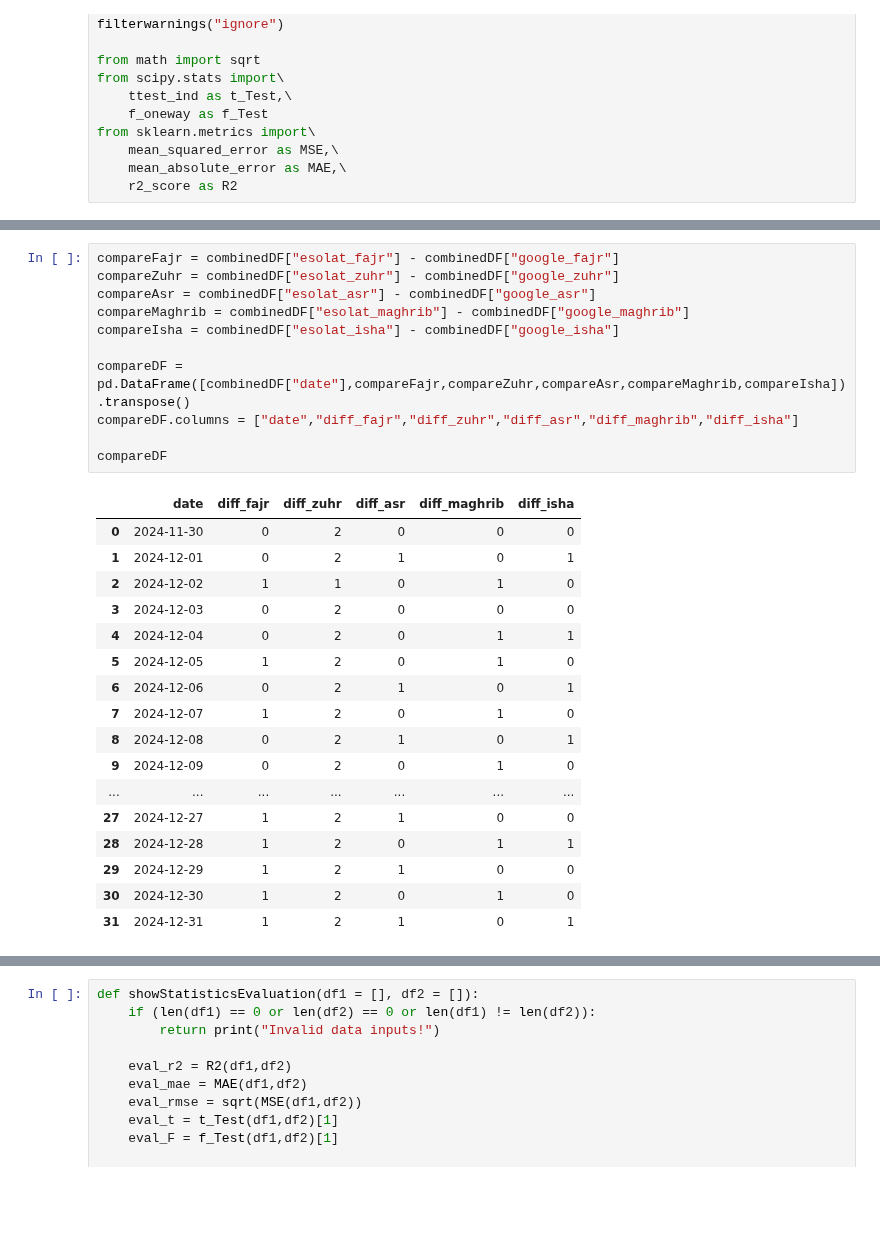
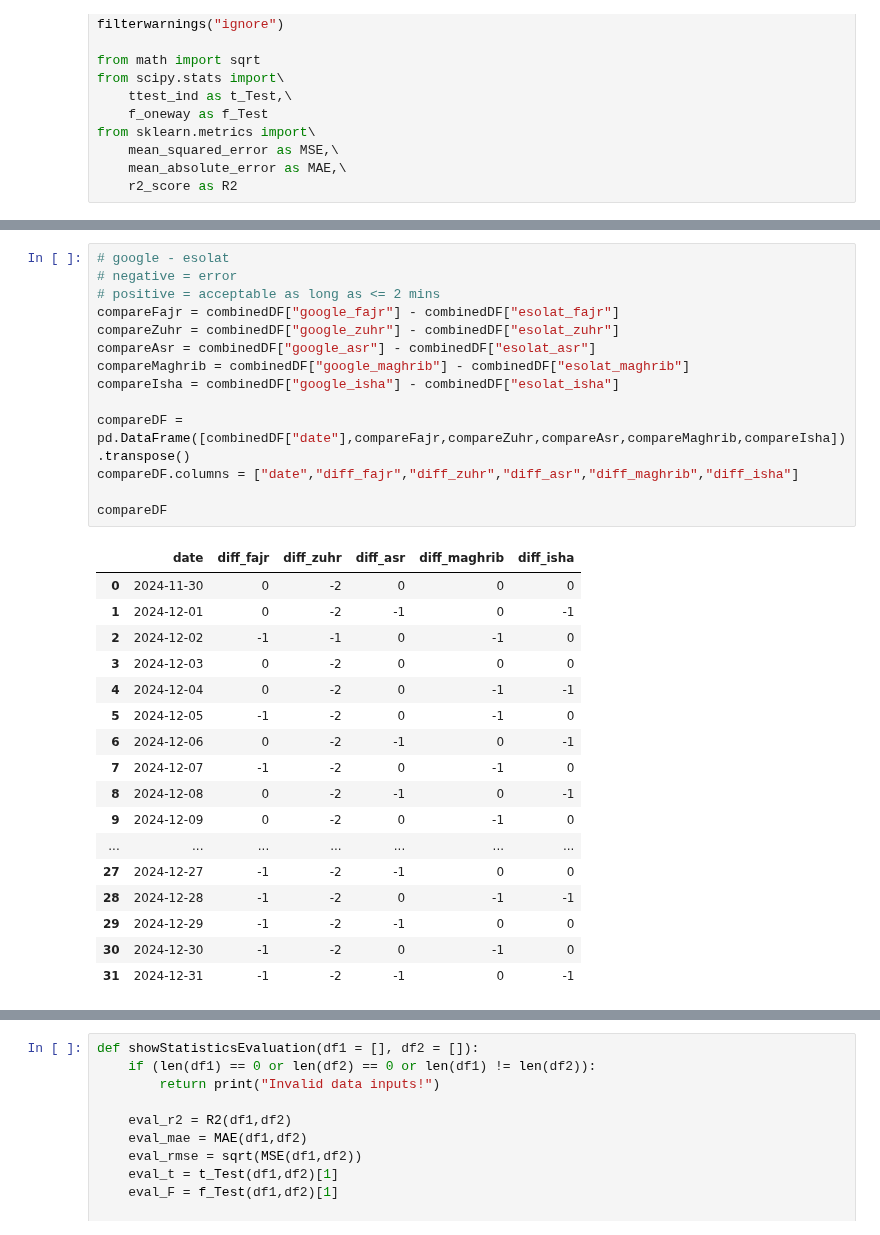
Before and after one commit to azamsuratem/predictprayertimes, a Jupyter notebook: python/objective_1_new.ipynb, the cells around one changed output, grey strips where cells are left out. Cells and saved outputs as stored; diff of their text form; blank space fills up the shorter version.

```diff
--- a/python/objective_1_new.ipynb
+++ b/python/objective_1_new.ipynb
@@ -40,34 +41,37 @@ combinedDF
 | 30 | 2024-12-30 | 366 | 799 | 1001 | 1156 | 1230 | 365 | 797 | ... |
 | 31 | 2024-12-31 | 366 | 799 | 1002 | 1156 | 1231 | 365 | 797 | ... |
 # %%
-compareFajr = combinedDF["esolat_fajr"] - combinedDF["google_fajr"]
-compareZuhr = combinedDF["esolat_zuhr"] - combinedDF["google_zuhr"]
-compareAsr = combinedDF["esolat_asr"] - combinedDF["google_asr"]
-compareMaghrib = combinedDF["esolat_maghrib"] - combinedDF["google_maghrib"]
-compareIsha = combinedDF["esolat_isha"] - combinedDF["google_isha"]
+# google - esolat
+# negative = error
+# positive = acceptable as long as <= 2 mins
+compareFajr = combinedDF["google_fajr"] - combinedDF["esolat_fajr"]
+compareZuhr = combinedDF["google_zuhr"] - combinedDF["esolat_zuhr"]
+compareAsr = combinedDF["google_asr"] - combinedDF["esolat_asr"]
+compareMaghrib = combinedDF["google_maghrib"] - combinedDF["esolat_maghrib"]
+compareIsha = combinedDF["google_isha"] - combinedDF["esolat_isha"]
 
 compareDF = pd.DataFrame([combinedDF["date"],compareFajr,compareZuhr,compareAsr,compareMaghrib,compareIsha]).transpose()
 compareDF.columns = ["date","diff_fajr","diff_zuhr","diff_asr","diff_maghrib","diff_isha"]
 
 compareDF
 # %% [output]
 |  | date | diff_fajr | diff_zuhr | diff_asr | diff_maghrib | diff_isha |
-| 0 | 2024-11-30 | 0 | 2 | 0 | 0 | 0 |
-| 1 | 2024-12-01 | 0 | 2 | 1 | 0 | 1 |
-| 2 | 2024-12-02 | 1 | 1 | 0 | 1 | 0 |
-| 3 | 2024-12-03 | 0 | 2 | 0 | 0 | 0 |
-| 4 | 2024-12-04 | 0 | 2 | 0 | 1 | 1 |
-| 5 | 2024-12-05 | 1 | 2 | 0 | 1 | 0 |
-| 6 | 2024-12-06 | 0 | 2 | 1 | 0 | 1 |
-| 7 | 2024-12-07 | 1 | 2 | 0 | 1 | 0 |
-| 8 | 2024-12-08 | 0 | 2 | 1 | 0 | 1 |
-| 9 | 2024-12-09 | 0 | 2 | 0 | 1 | 0 |
+| 0 | 2024-11-30 | 0 | -2 | 0 | 0 | 0 |
+| 1 | 2024-12-01 | 0 | -2 | -1 | 0 | -1 |
+| 2 | 2024-12-02 | -1 | -1 | 0 | -1 | 0 |
+| 3 | 2024-12-03 | 0 | -2 | 0 | 0 | 0 |
+| 4 | 2024-12-04 | 0 | -2 | 0 | -1 | -1 |
+| 5 | 2024-12-05 | -1 | -2 | 0 | -1 | 0 |
+| 6 | 2024-12-06 | 0 | -2 | -1 | 0 | -1 |
+| 7 | 2024-12-07 | -1 | -2 | 0 | -1 | 0 |
+| 8 | 2024-12-08 | 0 | -2 | -1 | 0 | -1 |
+| 9 | 2024-12-09 | 0 | -2 | 0 | -1 | 0 |
 | ... | ... | ... | ... | ... | ... | ... |
-| 27 | 2024-12-27 | 1 | 2 | 1 | 0 | 0 |
-| 28 | 2024-12-28 | 1 | 2 | 0 | 1 | 1 |
-| 29 | 2024-12-29 | 1 | 2 | 1 | 0 | 0 |
-| 30 | 2024-12-30 | 1 | 2 | 0 | 1 | 0 |
-| 31 | 2024-12-31 | 1 | 2 | 1 | 0 | 1 |
+| 27 | 2024-12-27 | -1 | -2 | -1 | 0 | 0 |
+| 28 | 2024-12-28 | -1 | -2 | 0 | -1 | -1 |
+| 29 | 2024-12-29 | -1 | -2 | -1 | 0 | 0 |
+| 30 | 2024-12-30 | -1 | -2 | 0 | -1 | 0 |
+| 31 | 2024-12-31 | -1 | -2 | -1 | 0 | -1 |
 # %%
 def plot_bar_diff(col_name = ""):
     if col_name not in compareDF.columns:
```
Also changed, not shown: parts of 7 cells of this notebook.
